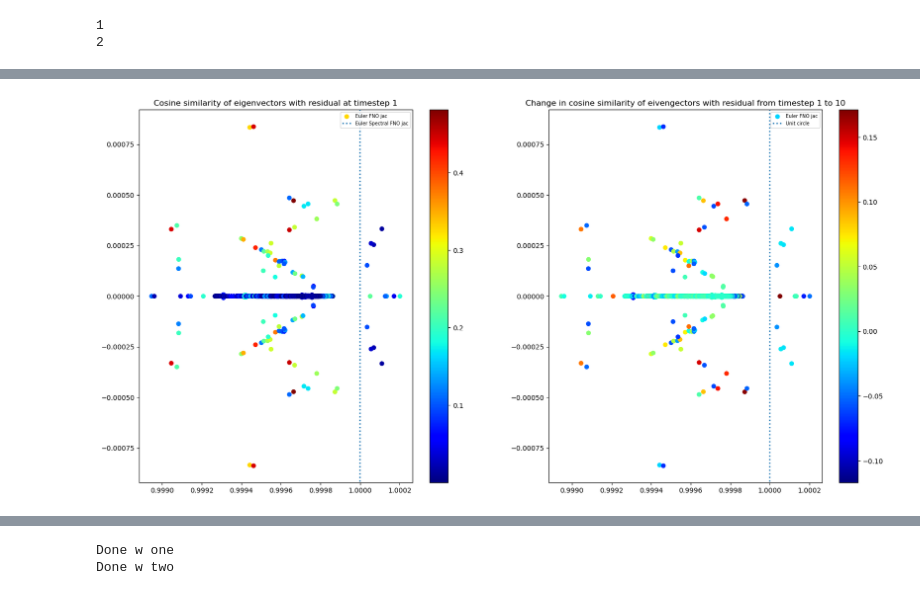
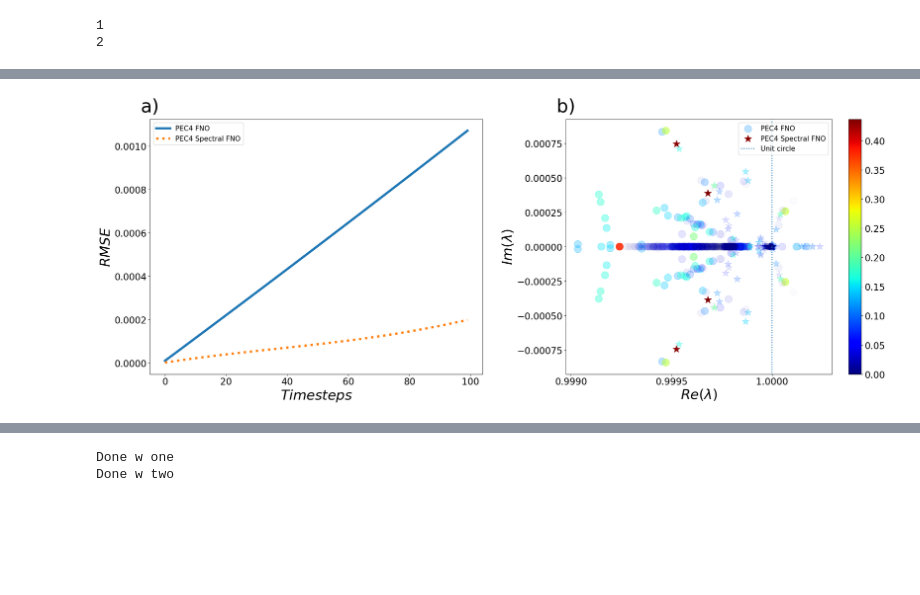
Before and after one commit to cainsliewastaken/Conrad_Research_4_Ashesh, a Jupyter notebook: viz.ipynb, the cells around one changed output, grey strips where cells are left out. Drawn from its saved outputs; the diff is of its cells as text; code cells hidden in the pictures; blank space fills up the shorter version.

Commit message:
AE work along with progress on DD and jacobian changes.

```diff
--- a/viz.ipynb
+++ b/viz.ipynb
@@ -521,6 +570,18 @@ net_5_RMSE  = data_dict_5.item()['RMSE']
 # net_5_FFT_x = data_dict_5.item()['pred_FFT_x']
 net_5_jacs = data_dict_5.item()['Jacobians']
 net_5_eigvals, net_5_eigvecs = np.linalg.eig(net_5_jacs[0])
+
+
+with open('/glade/derecho/scratch/cainslie/conrad_net_stability/Net_output_pred_jacs/KS_pred_Eulerstep_implicit_FNO_jacs_many_timesteps_lead_1.npy', 'rb') as f: #change based on eval data location.
+# with open('/glade/derecho/scratch/cainslie/conrad_net_stability/Net_output_pred_jacs/KS_pred_PEC4step_MLP_spectral_jac_loss_jacs_many_timesteps.npy', 'rb') as f: #change based on eval data location.
+    data_dict_6 = np.load(f, allow_pickle=True)
+net_6_pred = data_dict_6.item()['prediction']
+net_6_RMSE  = data_dict_6.item()['RMSE']
+# net_6_RMSE = np.sqrt(np.mean((net_6_pred[0:trange] - net_truth[1:trange+1])**2, axis=1) )
+
+# net_6_FFT_x = data_dict_6.item()['pred_FFT_x']
+net_6_jacs = data_dict_6.item()['Jacobians']
+net_6_eigvals, net_6_eigvecs = np.linalg.eig(net_6_jacs[0])
 # %% [output]
 1
 2
@@ -917,41 +1028,61 @@ cmap_2_t = (net_eigvecs_2.T @ residuals_2[t_num_res_t])
 # net_eigvals_4[cmap_3<1] = 0
 # net_eigvals_5[cmap_5<1] = 0
 # net_eigvals_6[cmap_3<1] = 0
-fig, axs = plt.subplots(1, 2, figsize=(20,10))
-scat = axs[0].scatter(net_eigvals.real, net_eigvals.imag, c=np.abs(cmap_t), cmap = 'jet')
-# scat = axs[0].scatter(net_eigvals_2.real, net_eigvals_2.imag, c=np.abs(cmap_2), marker='*', cmap = 'jet')
-# plt.scatter(net_eigvals_3.real, net_eigvals_3.imag, c=np.abs(cmap_3), marker='+')
-# plt.scatter(net_eigvals_4.real, net_eigvals_4.imag, c=np.abs(cmap_4), marker='s')
-# plt.scatter(net_eigvals_5.real, net_eigvals_5.imag, c=np.abs(cmap_5), marker='d')
-# plt.scatter(net_eigvals_6.real, net_eigvals_6.imag, c=np.abs(cmap_6), marker='x')
-xlims = axs[0].get_xlim()
-ylims = axs[0].get_ylim()
-# xlims = [0.9997, 1.0003]
-# ylims = [-0.0003, 0.0003]
-t = np.linspace(0,np.pi*2,10000)
-axs[0].plot(np.cos(t), np.sin(t), ':', linewidth=2)
-axs[0].set_xlim(xlims)
-axs[0].set_ylim(ylims)
-axs[0].legend(['Euler FNO jac','Euler Spectral FNO jac','Unit circle '], loc='upper right', prop={'size':7})
-cbar = fig.colorbar(scat, ax = axs[0])
-axs[0].set_title('Cosine similarity of eigenvectors with residual at timestep 1')
-# cbar.set_clim(np.max([cmap, cmap_2]))
+fig, axs = plt.subplots(1, 2, figsize=(24,10))
 
-scat_2 = axs[1].scatter(net_eigvals.real, net_eigvals.imag, c=(np.sign(cmap)*(cmap_t - cmap).real), cmap = 'jet')
-# scat_2 = axs[1].scatter(net_eigvals_2.real, net_eigvals_2.imag, c=(np.sign(cmap_2*(cmap_2_t - cmap_2).real), marker='*', cmap = 'jet')
+trange = 100
+axs[0].plot(net_RMSE[:trange], label='PEC4 FNO', linewidth=5)
+axs[0].plot(net_2_RMSE[:trange], ':', label='PEC4 Spectral FNO', linewidth=5)
+axs[0].set_xlabel(r'$Timesteps$', fontsize=30)
+axs[0].set_ylabel(r'$RMSE$', fontsize=30)
+axs[0].legend( prop={'size':15})
+axs[0].xaxis.set_tick_params(labelsize=20)
+axs[0].yaxis.set_tick_params(labelsize=20)
+
+norm_colors = colors.Normalize(vmin=0, vmax=max(np.abs(cmap_t.max()), np.abs(cmap_2.max())))
+
+cmap_t_opacities = np.abs(cmap_t)/max(np.abs(cmap_t.max()), np.abs(cmap_2.max()))
+cmap_2_opacities = np.abs(cmap_2)/max(np.abs(cmap_t.max()), np.abs(cmap_2.max()))
+
+
+
+scat = axs[1].scatter(net_eigvals.real, net_eigvals.imag, c=np.abs(cmap_t), alpha=cmap_t_opacities, norm=norm_colors, cmap = 'jet', s=250)
+scat = axs[1].scatter(net_eigvals_2.real, net_eigvals_2.imag, c=np.abs(cmap_2), alpha=cmap_2_opacities, norm=norm_colors, marker='*', cmap = 'jet', s=250)
+
 xlims = axs[1].get_xlim()
 ylims = axs[1].get_ylim()
-# xlims = [0.9997, 1.0003]
-# ylims = [-0.0003, 0.0003]
+# xlims = [0.9999, 1.0003]
+# ylims = [-0.0004, 0.0004]
 t = np.linspace(0,np.pi*2,10000)
 axs[1].plot(np.cos(t), np.sin(t), ':', linewidth=2)
 axs[1].set_xlim(xlims)
 axs[1].set_ylim(ylims)
-axs[1].legend(['Euler FNO jac','Unit circle '], loc='upper right', prop={'size':7})
-cbar_2 =fig.colorbar(scat_2, ax = axs[1])
-# cbar_2.set_clim(np.max([cmap, cmap_2]))
+axs[1].legend(['PEC4 FNO','PEC4 Spectral FNO','Unit circle '], loc='upper right', prop={'size':15})
+cbar = fig.colorbar(scat, ax = axs[1])
+cbar.ax.tick_params(labelsize=20)
 
-# plt.legend(['Euler Spectral FNO','Euler FNO','RK4 FNO','PEC4 FNO','PEC4 Spectral FNO','RK4 spectral','Unit circle '], loc='upper right', prop={'size':7})
-# plt.legend(['Euler FNO jac','Euler Spectral FNO jac','Unit circle '], loc='upper right', prop={'size':7})
-axs[1].set_title('Change in cosine similarity of eivengectors with residual from timestep 1 to 10')
+axs[1].set_xlabel(r'$Re(\lambda)$', fontsize=30)
+axs[1].set_ylabel(r'$Im(\lambda)$', fontsize=30)
+axs[1].xaxis.set_tick_params(labelsize=20)
+axs[1].yaxis.set_tick_params(labelsize=20)
+plt.locator_params(axis='x', nbins=3)
+# axs[1].ticklabel_format(axis='y', style='sci', scilimits=(-2,-1))
+axs[1].ticklabel_format(useOffset=False, style='plain')
+
+
+letters = ['a)', 'b)', 'c)', 'd)', 'e)', 'f)']
+
+for indx, ax in enumerate(axs.flat):
+    # Use ScaledTranslation to put the label
+    # - at the top left corner (axes fraction (0, 1)),
+    # - offset 20 pixels left and 7 pixels up (offset points (-20, +7)),
+    # i.e. just outside the axes.
+    ax.text(
+        0.0, 1.0, letters[indx], transform=(
+            ax.transAxes + ScaledTranslation(-20/72, +7/72, fig.dpi_scale_trans)),
+        fontsize='40', va='bottom')
+plt.subplots_adjust(left=0.01, right=0.95, wspace=0.25, hspace=0.25)
+
+
+fig.savefig('Figure_6.png', dpi=fig.dpi, bbox_inches='tight')
 # %% [output]
@@ -959 +1089 @@ Text(0.5, 1.0, 'Change in cosine similarity of eivengectors with residual from t
-[figure, old version]
+[figure, new version]
```
Also changed, not shown: parts of 73 cells of this notebook, 25 other files.
